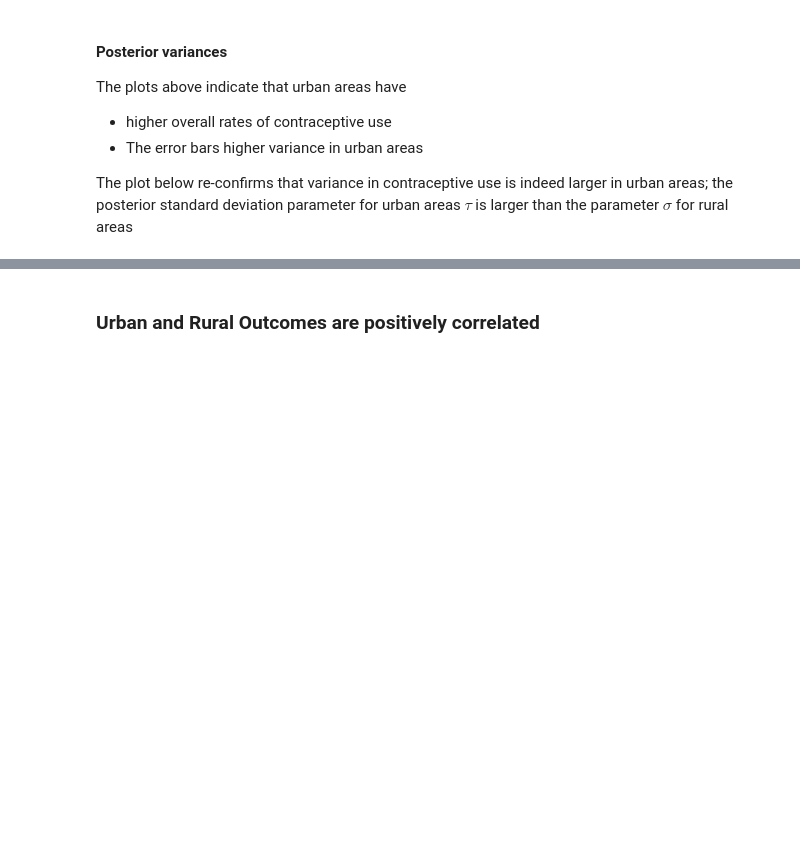
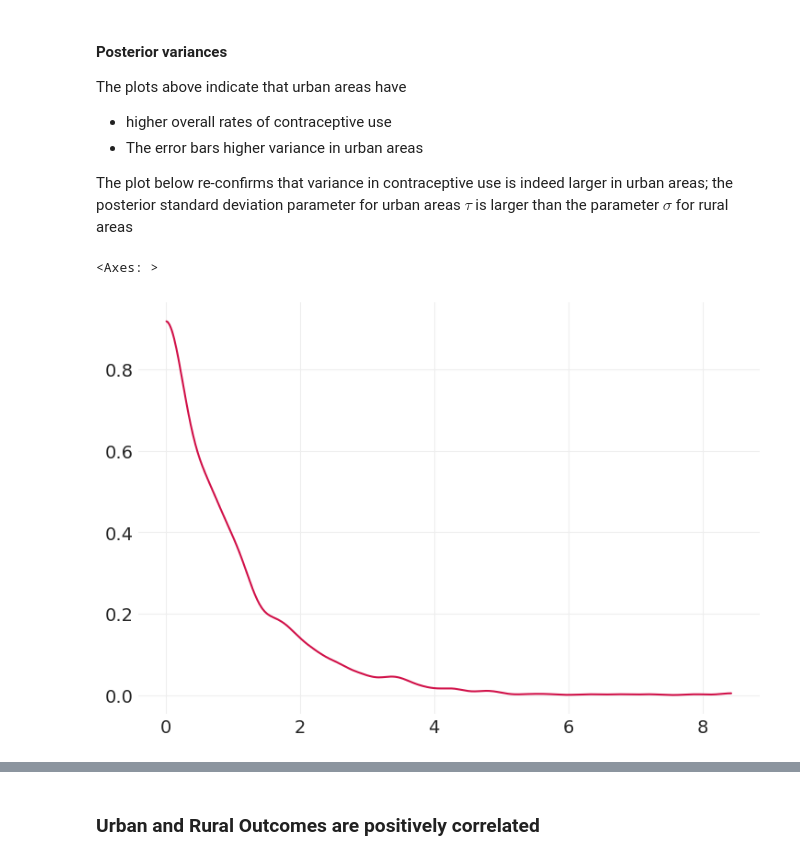
Before and after one commit to guillaumeberthon/StatRethink2023-PyMC5, a Jupyter notebook: Lecture 13 - Multilevel Adventures.ipynb, the cells around one changed output, grey strips where cells are left out. Saved outputs shown, nothing was run; the diff lists cells and outputs as text; code cells hidden in the pictures; blank space fills up the shorter version.

```diff
--- a/Lecture 13 - Multilevel Adventures.ipynb
+++ b/Lecture 13 - Multilevel Adventures.ipynb
@@ -535,3 +574,11 @@ The plot below re-confirms that variance in contraceptive use is indeed larger i
+# %%
+# Testing sampling from pymc distribution
+x= pm.Exponential.dist(lam=1)
+x_draws = pm.draw(x, draws=1000, random_seed=1)
+az.plot_kde(x_draws)
+# %% [output]
+<Axes: >
+[figure, added]
 # %%
 for ii, (label, var) in enumerate(zip(['rural, $\\sigma$', 'urban, $\\tau$'], ['sigma', 'tau'])):
     az.plot_dist(district_urban_inference.posterior[var], color=f"C{ii}", label=label)
```
Also changed, not shown: parts of 14 cells of this notebook, 2 other files.
